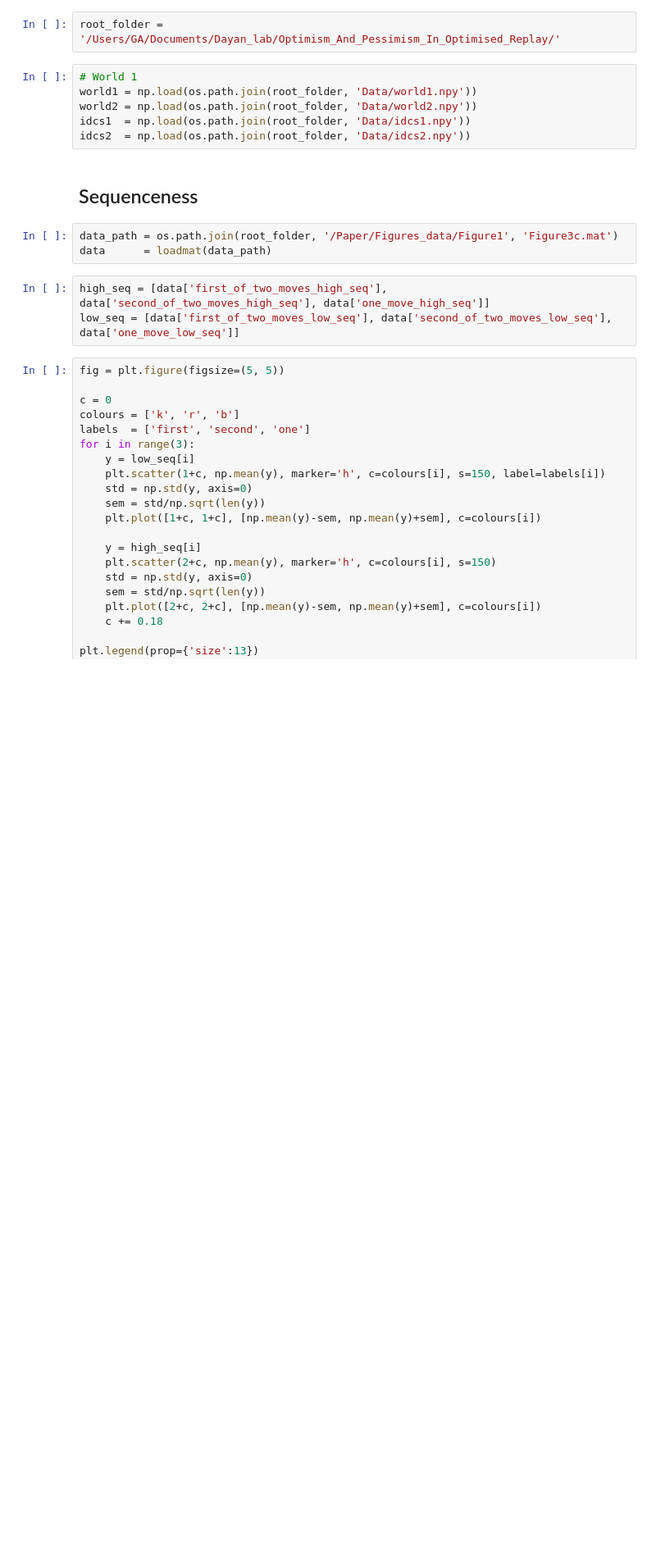
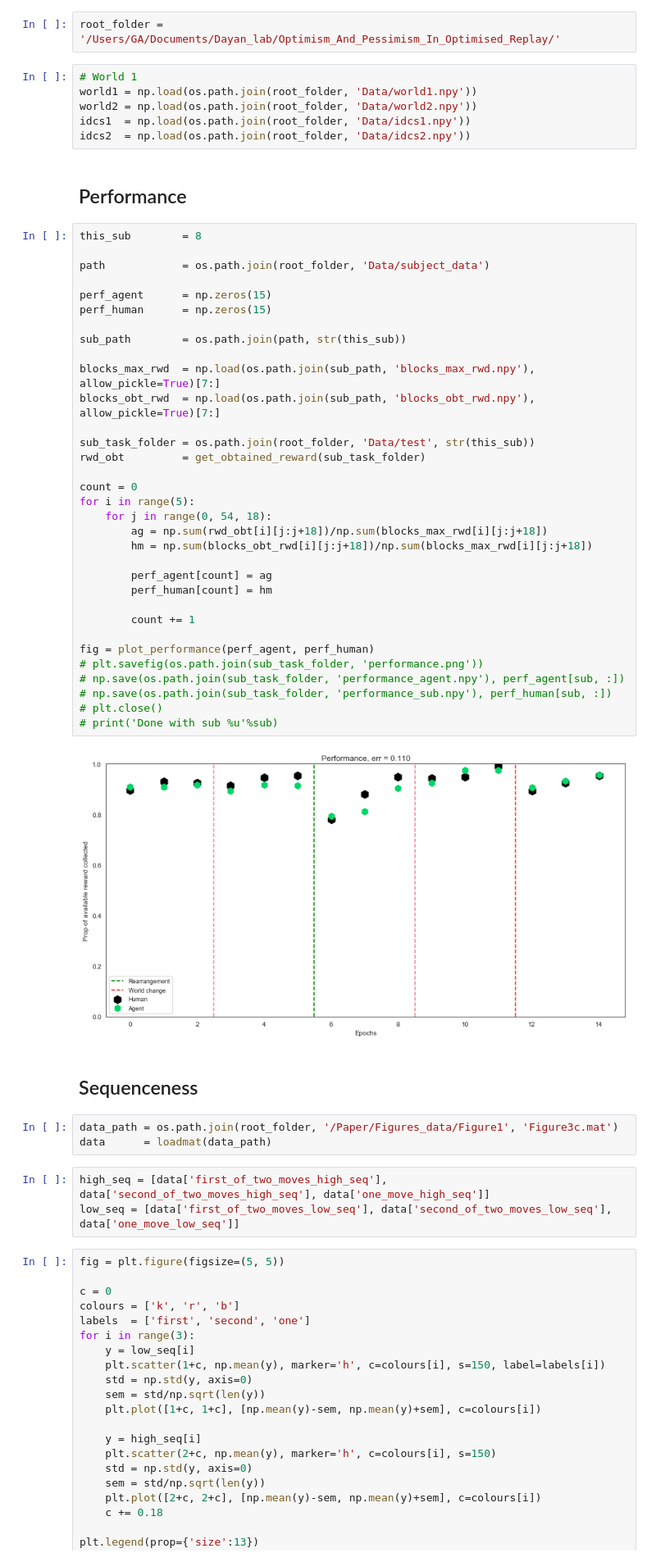
Before and after one commit to geoant1/optimism_and_pessimism, a Jupyter notebook: Code/Notebooks/Helper.ipynb, the cells around one changed output. Shown at 82% size. Drawn from its saved outputs; the diff is of its cells as text; blank space fills up the shorter version.

Commit message:
task code

```diff
--- a/Code/Notebooks/Helper.ipynb
+++ b/Code/Notebooks/Helper.ipynb
@@ -26,6 +27,43 @@ world1 = np.load(os.path.join(root_folder, 'Data/world1.npy'))
 world2 = np.load(os.path.join(root_folder, 'Data/world2.npy'))
 idcs1  = np.load(os.path.join(root_folder, 'Data/idcs1.npy'))
 idcs2  = np.load(os.path.join(root_folder, 'Data/idcs2.npy'))
+# %% [markdown]
+## Performance
+# %%
+this_sub        = 8
+
+path            = os.path.join(root_folder, 'Data/subject_data')
+
+perf_agent      = np.zeros(15)
+perf_human      = np.zeros(15)
+
+sub_path        = os.path.join(path, str(this_sub))
+
+blocks_max_rwd  = np.load(os.path.join(sub_path, 'blocks_max_rwd.npy'), allow_pickle=True)[7:]
+blocks_obt_rwd  = np.load(os.path.join(sub_path, 'blocks_obt_rwd.npy'), allow_pickle=True)[7:]
+
+sub_task_folder = os.path.join(root_folder, 'Data/test', str(this_sub))
+rwd_obt         = get_obtained_reward(sub_task_folder)
+
+count = 0
+for i in range(5):
+    for j in range(0, 54, 18):
+        ag = np.sum(rwd_obt[i][j:j+18])/np.sum(blocks_max_rwd[i][j:j+18])
+        hm = np.sum(blocks_obt_rwd[i][j:j+18])/np.sum(blocks_max_rwd[i][j:j+18])
+
+        perf_agent[count] = ag
+        perf_human[count] = hm
+
+        count += 1
+
+fig = plot_performance(perf_agent, perf_human)
+# plt.savefig(os.path.join(sub_task_folder, 'performance.png'))
+# np.save(os.path.join(sub_task_folder, 'performance_agent.npy'), perf_agent[sub, :])
+# np.save(os.path.join(sub_task_folder, 'performance_sub.npy'), perf_human[sub, :])
+# plt.close()
+# print('Done with sub %u'%sub)
+# %% [output]
+[figure, added]
 # %% [markdown]
 ## Sequenceness
 # %%
```
Also changed, not shown: parts of 1 cell of this notebook, 3 other files.
